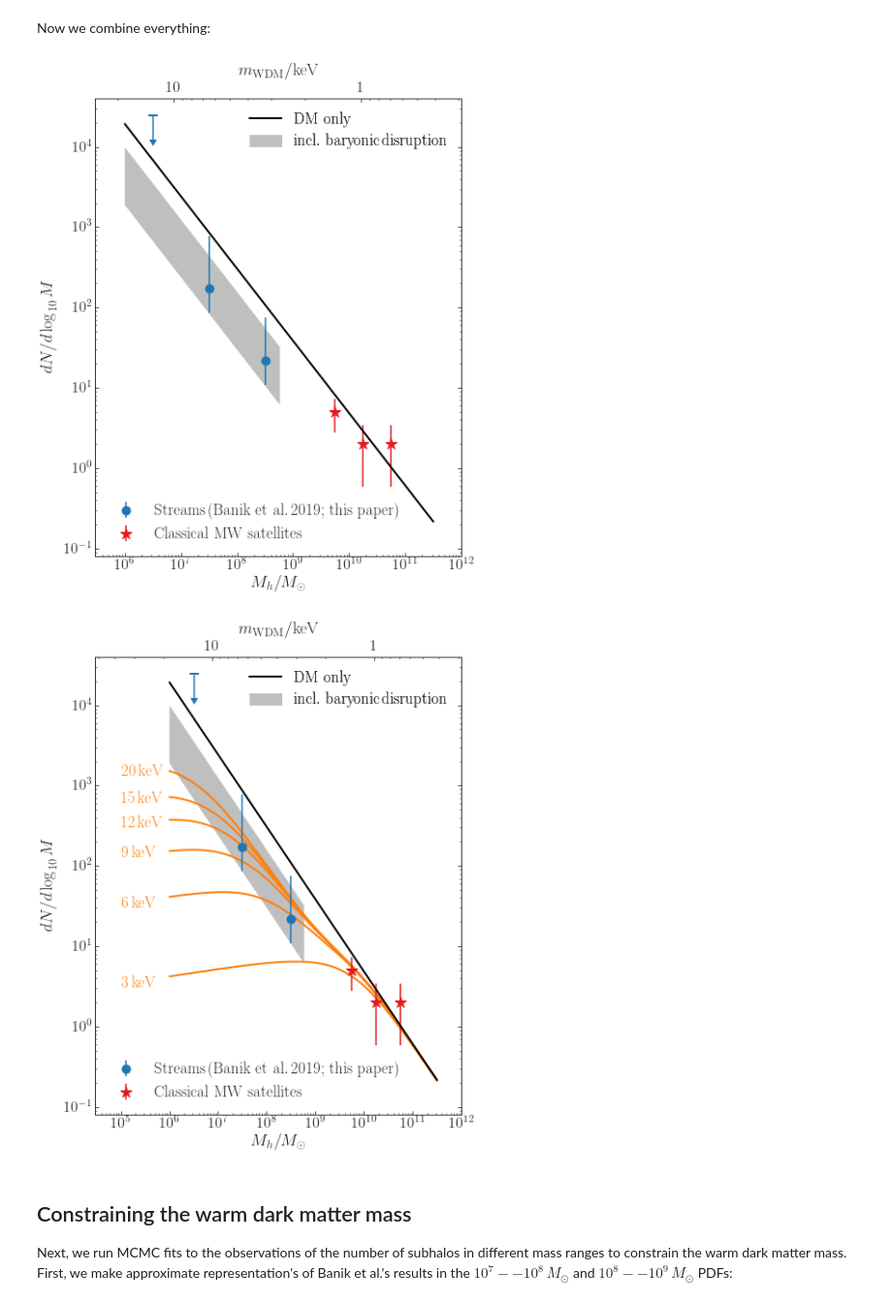
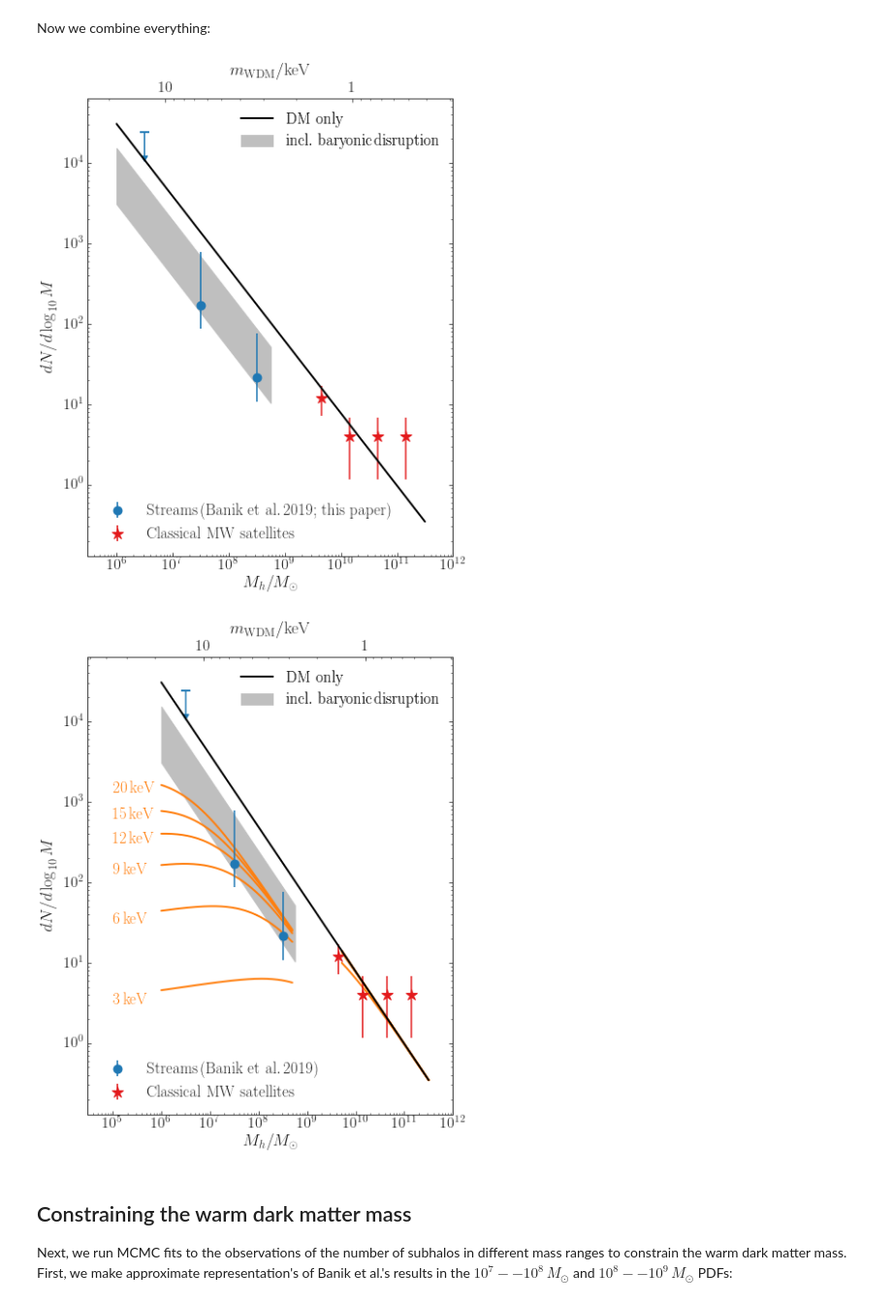
Before and after one commit to nbanik/Analyze_GD-1, a Jupyter notebook: MilkyWay-Subhalo-Mass-Function.ipynb, the cells around one changed output. Shown at 97% size. Saved outputs shown, nothing was run; the diff lists cells and outputs as text; code cells hidden in the pictures.

```diff
--- a/MilkyWay-Subhalo-Mass-Function.ipynb
+++ b/MilkyWay-Subhalo-Mass-Function.ipynb
@@ -15,10 +15,17 @@ Populating the interactive namespace from numpy and matplotlib
 # %% [markdown]
 We get the high-mass end by using the classical dwarfs, for which observations are complete out to 300 kpc:
 # %%
-# From Garrison-Kimmel et al. (2017)
-sats= ['LMC','SMC','Sgr','Fornax','LeoI','Sculptor','LeoII','Sextans','Carina','Ursa Minor','Draco']
-stellarmass= numpy.array([1.06*10.**9,3.69*10.**8.,3.44*10.**7.,3.25*10.**7.,8.79*10.**6.,3.67*10.**6.,
-                         1.18*10.**6.,6.98*10.**5.,6.03*10.**5.,4.53*10.**5.,4.53*10.**5.])
+if False:
+    # From Garrison-Kimmel et al. (2017)
+    sats= ['LMC','SMC','Sgr','Fornax','LeoI','Sculptor','LeoII','Sextans','Carina','Ursa Minor','Draco']
+    stellarmass= numpy.array([1.06*10.**9,3.69*10.**8.,3.44*10.**7.,3.25*10.**7.,8.79*10.**6.,3.67*10.**6.,
+                             1.18*10.**6.,6.98*10.**5.,6.03*10.**5.,4.53*10.**5.,4.53*10.**5.])
+else:
+    # From Garrison-Kimmel et al. (2019)
+    sats= ['LMC','SMC','Sgr','Fornax','LeoI','Sculptor',
+           'LeoII','Sextans','Carina','Ursa Minor','Draco','CVnI']
+    stellarmass= numpy.array([1.1*10.**9,3.7*10.**8.,3.4*10.**7.,2.4*10.**7.,4.9*10.**6.,3.9*10.**6.,
+                             1.2*10.**6.,7*10.**5.,3.8*10.**5.,5.4*10.**5.,3.2*10.**5.,3*10.**5.])
 # %% [markdown]
 We assign a halo mass using a stellar-mass--halo-mass relation:
 # %%
@@ -46,6 +53,6 @@ scale_to_300kpc= integrate.quad(lambda r: 4.*numpy.pi*r**2.*spatial_profile(r),0
                     /integrate.quad(lambda r: 4.*numpy.pi*r**2.*spatial_profile(r),0.,observed_volume)[0]
 # %%
 # Don't consider LMC/SMC
-num_sats,e,_=hist(numpy.log10(halomass)[2:],range=[9.5,11.5],bins=4);
+num_sats,e,_=hist(numpy.log10(halomass)[:],range=[9.4,11.4],bins=4);
 mass_bins= 10.**((numpy.roll(e,1)+e)[1:]/2.)
 # %% [output]
@@ -85,28 +92,35 @@ Now we combine everything:
 # %%
 def plot_massfunction(add_mwdm=False,savefilename=None,
                       add_wdmmodels=False,
-                      wdm_model=None):
+                      wdm_model=None,
+                      thispaper=True,
+                      pred_amp_fac=1.6):
     color_us= sns.color_palette("Paired")[1]
     bovy_plot.bovy_plot(low_mass_bins,num_subs_obs*num_subs_cdm*scale_to_300kpc,
                         marker='o',loglog=True,color=color_us,ls='none',
                         xlabel=r'$M_h/M_\odot$',ylabel=r'$dN/d\log_{10} M$',
-                       xrange=[3e5*(True^add_wdmmodels)+3e4*add_wdmmodels,1e12],yrange=[8e-2,4e4])
+                        xrange=[3e5*(True^add_wdmmodels)+3e4*add_wdmmodels,1e12],
+                        yrange=[8e-2*pred_amp_fac,4e4*pred_amp_fac])
+    if thispaper:
+        label=r'$\mathrm{Streams}\,(\mathrm{Banik\ et\ al.\,2019;\, this\ paper)}$'
+    else:
+        label=r'$\mathrm{Streams}\,(\mathrm{Banik\ et\ al.\,2019)}$'
     line_us= errorbar(low_mass_bins,num_subs_obs*num_subs_cdm*scale_to_300kpc,
                       yerr=[num_subs_obs_err_lo*num_subs_cdm*scale_to_300kpc,
                       num_subs_obs_err_up*num_subs_cdm*scale_to_300kpc],
                       marker='o',ls='none',color=color_us,ms=8.,mew=2.,
-                     label=r'$\mathrm{Streams}\,(\mathrm{Banik\ et\ al.\,2019;\, this\ paper)}$')
+                      label=label)
     errorbar(low_mass_bins,num_subs_up_lim*num_subs_cdm*scale_to_300kpc,
              yerr=num_subs_up_lim*num_subs_cdm*scale_to_300kpc/2.01,
              uplims=True,mew=2.,
              marker='_',ls='none',color=color_us,ms=10.)
-    line_sats= errorbar(mass_bins,num_sats,yerr=numpy.sqrt(num_sats),
+    line_sats= errorbar(mass_bins,2*num_sats,yerr=2*numpy.sqrt(num_sats),
                         marker='*',ls='none',color=sns.color_palette("Paired")[5],ms=12.,
                         label=r'$\mathrm{Classical\ MW\ satellites}$')
     # Prediction
     pred_ms= 10.**numpy.linspace(6.,11.5,11)
     mwvol= integrate.quad(lambda r: 4.*numpy.pi*r**2.*spatial_profile(r),0.,300.)[0]
-    prediction_cdm= numpy.array([integrate.quad(lambda m: mass_function(m),
+    prediction_cdm= pred_amp_fac*numpy.array([integrate.quad(lambda m: mass_function(m),
                                             pred_ms[ii]/numpy.sqrt(10.),numpy.sqrt(10.)*pred_ms[ii])[0]\
                                  *mwvol for ii in range(len(pred_ms))])
     line_pred_cdm= loglog(pred_ms,prediction_cdm,lw=2.,color='k',
@@ -121,9 +135,10 @@ def plot_massfunction(add_mwdm=False,savefilename=None,
         mwdms= [3.,6.,9.,12.,15.,20]
         text_heights= [3e0,3e1,1.25e2,3e2,6e2,1.3e3]
         for mwdm,text_height in zip(mwdms,text_heights):
-            prediction_wdm= numpy.array([integrate.quad(lambda m: mass_function_wdm(m,mwdm=mwdm),
+            prediction_wdm= pred_amp_fac*numpy.array([integrate.quad(lambda m: mass_function_wdm(m,mwdm=mwdm),
                                             pred_ms[ii]/numpy.sqrt(10.),numpy.sqrt(10.)*pred_ms[ii])[0]\
                                       *mwvol for ii in range(len(pred_ms))])
+            prediction_wdm[(pred_ms>=10**8.7)*(pred_ms<10**9.7)]= numpy.nan
             line_pred_wdm= loglog(pred_ms,prediction_wdm,lw=2.,
                                   zorder=1,
                                   color=sns.color_palette()[1])
@@ -131,13 +146,14 @@ def plot_massfunction(add_mwdm=False,savefilename=None,
                                 size=17.,color=sns.color_palette()[1])
     if not wdm_model is None:
         pred_ms= 10.**numpy.linspace(6.,11.5,201)
-        prediction_wdm= numpy.array([integrate.quad(lambda m: mass_function_wdm(m,
+        prediction_wdm= pred_amp_fac*numpy.array([integrate.quad(lambda m: mass_function_wdm(m,
                                                                                 c0=numpy.exp(wdm_model[2])\
                                                                                     *2.02*1e-13,
                                                                                 alpha=wdm_model[1],
                                                                                 mwdm=1./wdm_model[0]),
                                             pred_ms[ii]/numpy.sqrt(10.),numpy.sqrt(10.)*pred_ms[ii])[0]\
                                       *mwvol for ii in range(len(pred_ms))])
+        prediction_wdm[(pred_ms>=10**8.7)*(pred_ms<10**9.7)]= numpy.nan
         line_pred_wdm= loglog(pred_ms,prediction_wdm,lw=2.,
                               zorder=1,
                               color=sns.color_palette()[1])
@@ -164,7 +180,7 @@ def plot_massfunction(add_mwdm=False,savefilename=None,
 figsize(7,9)
 plot_massfunction(add_mwdm=True)#,savefilename='subhalo_massfunction.pdf')
 # %% [output]
-[figure, old version]
+[figure, new version]
 # %%
 # Stuff to define the WDM mass function
 nu=1.12
@@ -201,8 +221,8 @@ def mass_function_wdm(m,c0=2.02*1e-13,m0=2.52*1e7,alpha=-1.9,
 # %%
 figsize(7,9)
-plot_massfunction(add_mwdm=True,add_wdmmodels=True)#,savefilename='subhalo_massfunction_wwdm.pdf')
+plot_massfunction(add_mwdm=True,add_wdmmodels=True,thispaper=False)#,savefilename='subhalo_massfunction_wwdm.pdf')
 # %% [output]
-[figure, old version]
+[figure, new version]
 # %% [markdown]
 ## Constraining the warm dark matter mass
 
```
Also changed, not shown: parts of 31 cells of this notebook.
